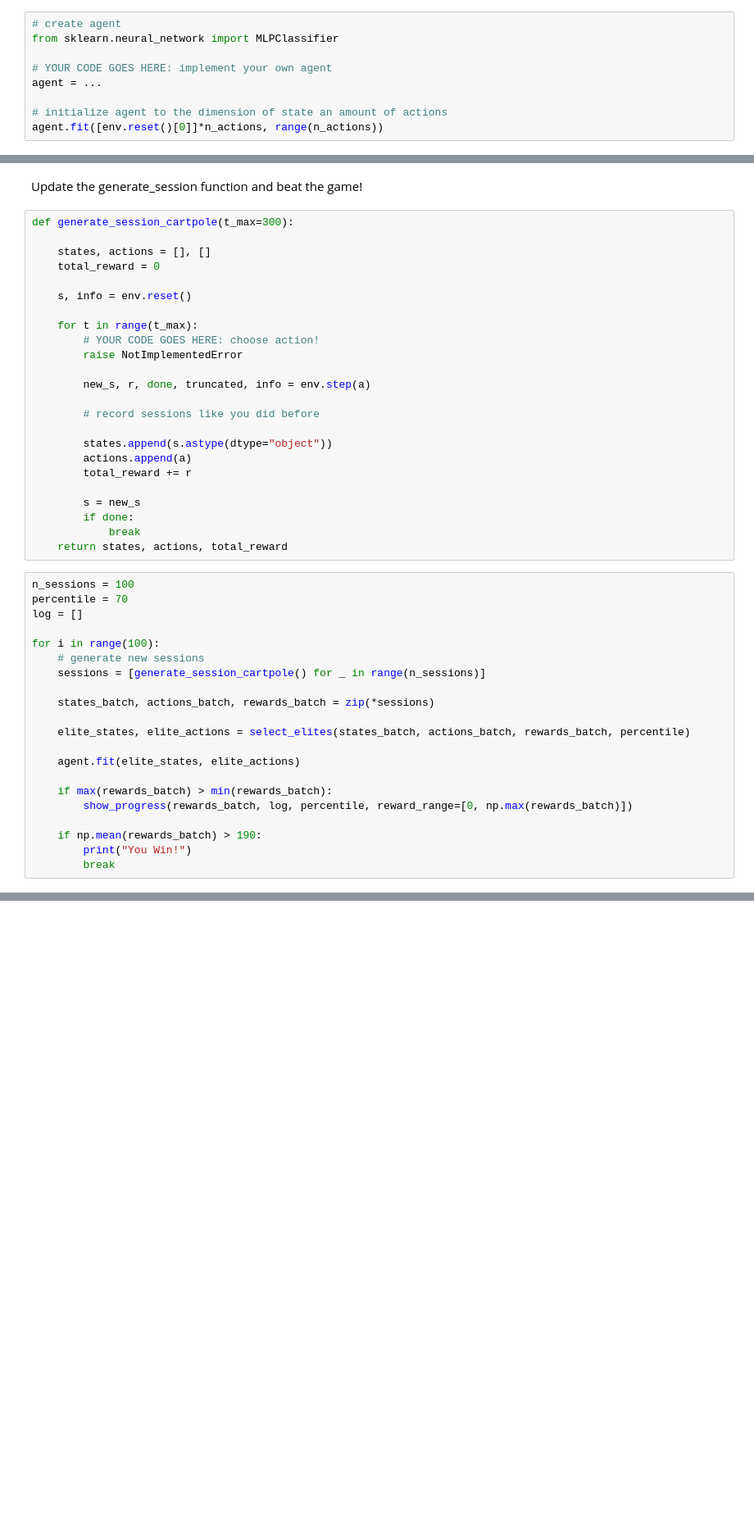
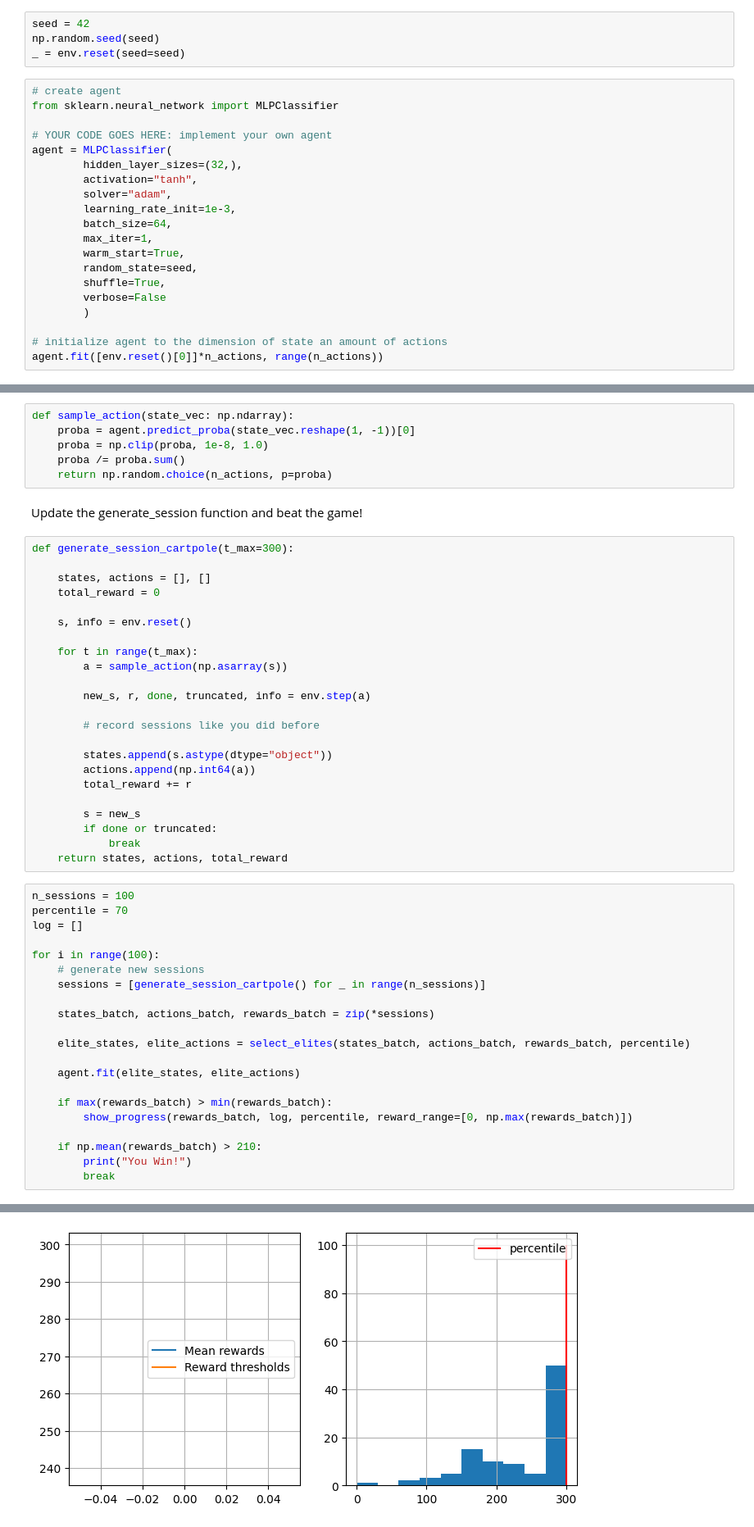
Before and after one commit to xpewa/ml-course, a Jupyter notebook: homeworks/hw02_cross_entropy/01_crossentropy_method.ipynb, the cells around one changed output, grey strips where cells are left out. Shown at 82% size. Drawn from its saved outputs; the diff is of its cells as text; blank space fills up the shorter version.

```diff
--- a/homeworks/hw02_cross_entropy/01_crossentropy_method.ipynb
+++ b/homeworks/hw02_cross_entropy/01_crossentropy_method.ipynb
@@ -365,9 +370,24 @@ It is fine to use sklearn for such simple network, but we recommend you write th
+# %%
+seed = 42
+np.random.seed(seed)
+_ = env.reset(seed=seed)
 # %%
 # create agent
 from sklearn.neural_network import MLPClassifier
 
 # YOUR CODE GOES HERE: implement your own agent
-agent = ...
+agent = MLPClassifier(
+        hidden_layer_sizes=(32,),
+        activation="tanh",
+        solver="adam",
+        learning_rate_init=1e-3,
+        batch_size=64,
+        max_iter=1,
+        warm_start=True,
+        random_state=seed,
+        shuffle=True,
+        verbose=False
+        )
 
 # initialize agent to the dimension of state an amount of actions
 agent.fit([env.reset()[0]]*n_actions, range(n_actions))
@@ -374,3 +397,9 @@ agent.fit([env.reset()[0]]*n_actions, range(n_actions))
+# %%
+def sample_action(state_vec: np.ndarray):
+    proba = agent.predict_proba(state_vec.reshape(1, -1))[0]
+    proba = np.clip(proba, 1e-8, 1.0)
+    proba /= proba.sum()
+    return np.random.choice(n_actions, p=proba)
 # %% [markdown]
 Update the generate_session function and beat the game!
 # %%
@@ -382,19 +411,18 @@ def generate_session_cartpole(t_max=300):
     s, info = env.reset()
 
     for t in range(t_max):
-        # YOUR CODE GOES HERE: choose action!
-        raise NotImplementedError
+        a = sample_action(np.asarray(s))
 
         new_s, r, done, truncated, info = env.step(a)
 
         # record sessions like you did before
 
         states.append(s.astype(dtype="object"))
-        actions.append(a)
+        actions.append(np.int64(a))
         total_reward += r
 
         s = new_s
-        if done:
+        if done or truncated:
             break
     return states, actions, total_reward
 # %%
@@ -415,6 +443,7 @@ for i in range(100):
     if max(rewards_batch) > min(rewards_batch):
         show_progress(rewards_batch, log, percentile, reward_range=[0, np.max(rewards_batch)])
 
-    if np.mean(rewards_batch) > 190:
+    if np.mean(rewards_batch) > 210:
         print("You Win!")
         break
+# %% [output]
@@ -420,0 +451 @@ for i in range(100):
+[figure, added]
```
Also changed, not shown: parts of 15 cells of this notebook.
